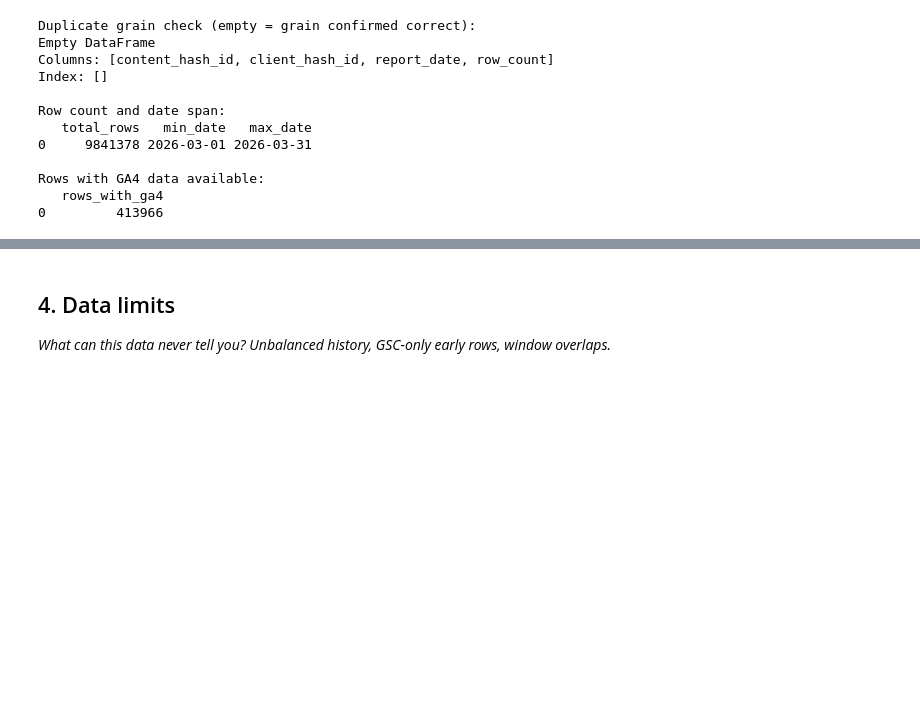
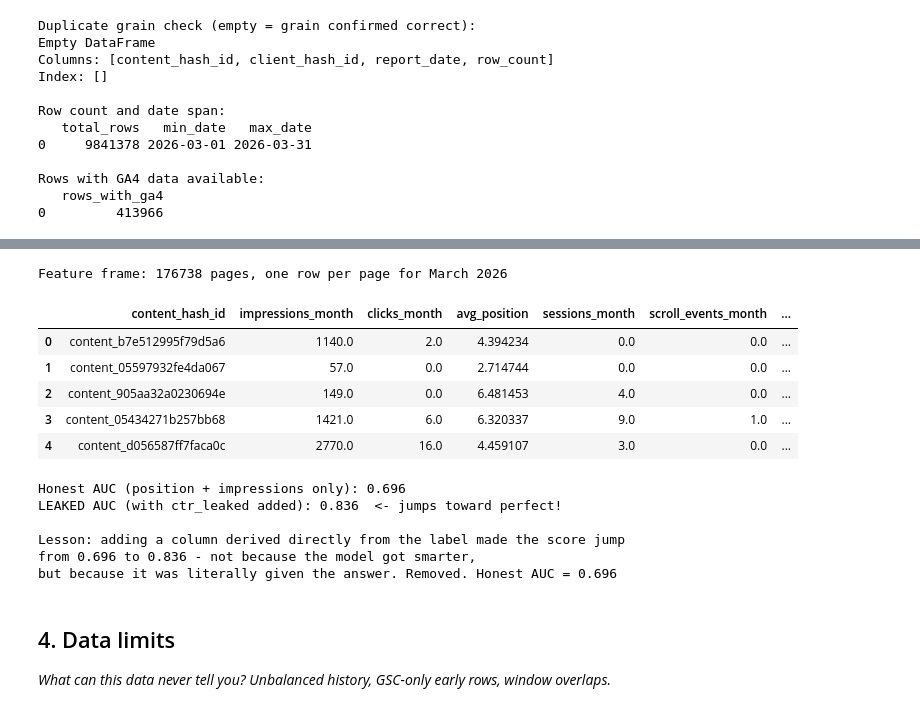
Before and after one commit to hibathakur559-boop/flyrank-ml-Hiba, a Jupyter notebook: work/notebooks/w03_data_contract.ipynb, the cells around one changed output, grey strips where cells are left out. Cells and saved outputs as stored; diff of their text form; code cells hidden in the pictures; blank space fills up the shorter version.

```diff
--- a/work/notebooks/w03_data_contract.ipynb
+++ b/work/notebooks/w03_data_contract.ipynb
@@ -105,3 +128,78 @@ Rows with GA4 data available:
+# %%
+# Aggregate to one row per page for the month (my unit of analysis)
+features = con.sql("""
+    SELECT
+        content_hash_id,
+        SUM(gsc_impressions) AS impressions_month,
+        SUM(gsc_clicks) AS clicks_month,
+        AVG(gsc_avg_position) AS avg_position,
+        SUM(ga4_sessions) AS sessions_month,
+        SUM(scroll_events) AS scroll_events_month
+    FROM read_parquet('hf://datasets/FlyRank/internship-warehouse/fact_content_daily_performance/month=2026-03/*.parquet')
+    GROUP BY content_hash_id
+    HAVING SUM(gsc_impressions) > 0
+""").df()
+
+# Safe CTR calc
+features['ctr'] = features['clicks_month'] / features['impressions_month']
+
+print(f"Feature frame: {len(features)} pages, one row per page for March 2026")
+features.head()
+
+# Five features, max - each with "knowable at decision moment because..."
+#
+# 1. impressions_month - knowable because GSC logs impressions daily; by the
+#    end of the month, this total is fully observed history, not a forecast.
+# 2. clicks_month - same reason: fully observed GSC history for the window.
+# 3. avg_position - knowable: average ranking position over the window is
+#    measured after the fact, from search console data already collected.
+# 4. sessions_month - knowable: GA4 sessions are logged as they happen,
+#    available in full by the time the window closes.
+# 5. ctr (clicks_month / impressions_month) - derived only from the two
+#    features above, calculated strictly within the same feature window.
+# %% [output]
+Feature frame: 176738 pages, one row per page for March 2026
+|  | content_hash_id | impressions_month | clicks_month | avg_position | sessions_month | scroll_events_month | ... |
+| 0 | content_b7e512995f79d5a6 | 1140.0 | 2.0 | 4.394234 | 0.0 | 0.0 | ... |
+| 1 | content_05597932fe4da067 | 57.0 | 0.0 | 2.714744 | 0.0 | 0.0 | ... |
+| 2 | content_905aa32a0230694e | 149.0 | 0.0 | 6.481453 | 4.0 | 0.0 | ... |
+| 3 | content_05434271b257bb68 | 1421.0 | 6.0 | 6.320337 | 9.0 | 1.0 | ... |
+| 4 | content_d056587ff7faca0c | 2770.0 | 16.0 | 4.459107 | 3.0 | 0.0 | ... |
+# %%
+from sklearn.linear_model import LogisticRegression
+from sklearn.metrics import roc_auc_score
+
+# Define a simple proxy label: "review candidate" = low CTR despite decent visibility
+features_clean = features[features['impressions_month'] >= 100].copy()
+features_clean['label'] = (features_clean['ctr'] < features_clean['ctr'].median()).astype(int)
+
+# HONEST quick score: using position and impressions only (no leakage)
+X_honest = features_clean[['avg_position', 'impressions_month']]
+y = features_clean['label']
+model_honest = LogisticRegression(max_iter=1000).fit(X_honest, y)
+auc_honest = roc_auc_score(y, model_honest.predict_proba(X_honest)[:, 1])
+print(f"Honest AUC (position + impressions only): {auc_honest:.3f}")
+
+# THE TRAP: deliberately add a label-derived column - ctr itself, which is
+# literally what the label was thresholded from
+features_clean['ctr_leaked'] = features_clean['ctr']
+X_leaked = features_clean[['avg_position', 'impressions_month', 'ctr_leaked']]
+model_leaked = LogisticRegression(max_iter=1000).fit(X_leaked, y)
+auc_leaked = roc_auc_score(y, model_leaked.predict_proba(X_leaked)[:, 1])
+print(f"LEAKED AUC (with ctr_leaked added): {auc_leaked:.3f}  <- jumps toward perfect!")
+
+# Delete the leaked column and keep the honest number
+features_clean = features_clean.drop(columns=['ctr_leaked'])
+print(f"\nLesson: adding a column derived directly from the label made the score jump")
+print(f"from {auc_honest:.3f} to {auc_leaked:.3f} - not because the model got smarter,")
+print(f"but because it was literally given the answer. Removed. Honest AUC = {auc_honest:.3f}")
+# %% [output]
+Honest AUC (position + impressions only): 0.696
+LEAKED AUC (with ctr_leaked added): 0.836  <- jumps toward perfect!
+
+Lesson: adding a column derived directly from the label made the score jump
+from 0.696 to 0.836 - not because the model got smarter,
+but because it was literally given the answer. Removed. Honest AUC = 0.696
 # %% [markdown]
 ## 4. Data limits
 
```
Also changed, not shown: parts of 1 cell of this notebook.
